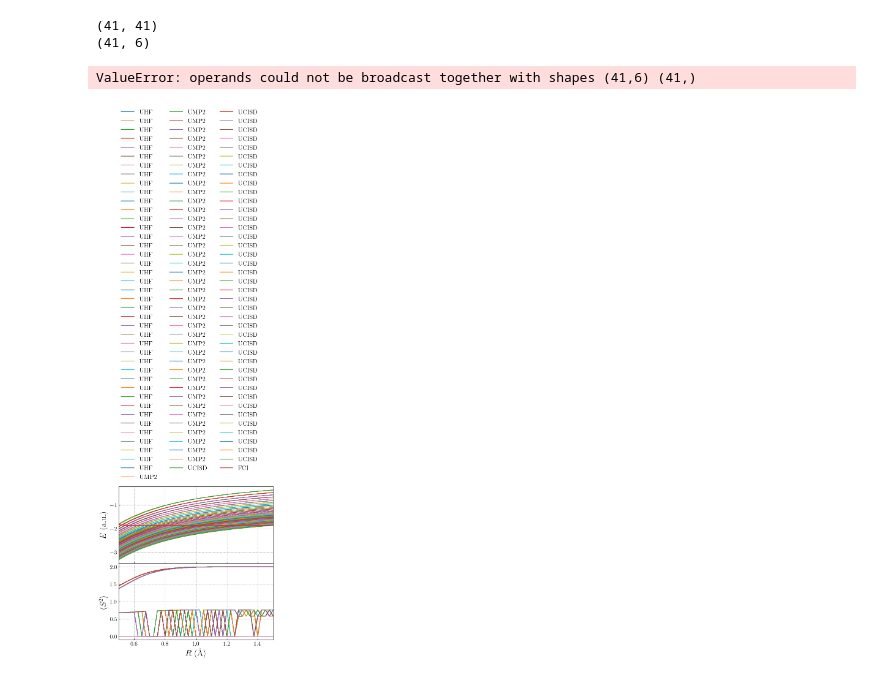
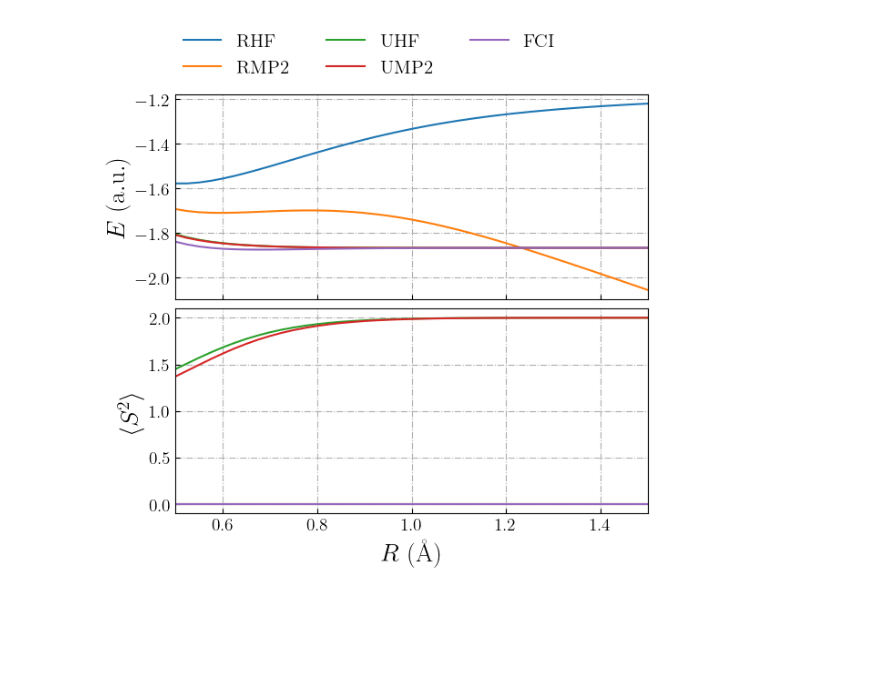
Before and after one commit to yangdatou/bs-uhf, a Jupyter notebook: work/plot/h4-td.ipynb, the cells around one changed output. Cells and saved outputs as stored; diff of their text form; code cells hidden in the pictures; blank space fills up the shorter version.

```diff
--- a/work/plot/h4-td.ipynb
+++ b/work/plot/h4-td.ipynb
@@ -66,16 +66,14 @@ get_line = lambda c, mask: numpy.array([c[i, m] for i, m in enumerate(mask)])
 mask      = numpy.argmin(data_dict["ene-uhf-bs"], axis=1)
 ene_uhf   = data_dict["ene-nuc"] + get_line(data_dict["ene-uhf-bs"], mask)
 s2_uhf    = get_line(data_dict["s2-uhf-bs"], mask)
-print(ene_uhf.shape)
-print(data_dict["s2-uhf-bs"].shape)
 
 mask      = numpy.argmin(data_dict["ene-ump2-bs"], axis=1)
 ene_ump2  = data_dict["ene-nuc"] + get_line(data_dict["ene-ump2-bs"], mask)
 s2_ump2   = get_line(data_dict["s2-ump2-bs"], mask)
 
 mask      = numpy.argmin(data_dict["ene-ucisd-bs"], axis=1)
-ene_ucisd = data_dict["ene-ucisd-bs"][mask, :] + data_dict["ene-nuc"]
-s2_ucisd  = data_dict["s2-ucisd-bs"][mask, :]
+ene_ucisd = data_dict["ene-nuc"] + get_line(data_dict["ene-ucisd-bs"], mask)
+s2_ucisd  = get_line(data_dict["s2-ucisd-bs"], mask)
 
 ene_fci   = data_dict["ene-fci"] + data_dict["ene-nuc"]
 
@@ -93,10 +91,6 @@ s2_noci_ump2_1  = data_dict["s2-noci-ump2-1"]
 s2_noci_ump2_2  = data_dict["s2-noci-ump2-2"]
 s2_noci_ucisd_1 = data_dict["s2-noci-ucisd-1"]
 s2_noci_ucisd_2 = data_dict["s2-noci-ucisd-2"]
-# %% [output]
-(41, 41)
-(41, 6)
-ValueError: operands could not be broadcast together with shapes (41,6) (41,)
 # %%
 colors = ["fe4a49","2ab7ca","fed766","00cc66","8c5383"]
 colors = ["#"+color for color in colors]
@@ -131,43 +125,43 @@ ump2_noci_dict_2 = {
 fig, axs = plt.subplots(2, 1, figsize=(6.5, 6.5), sharex=True)
 
 ax = axs[0]
-# ax.plot(x, ene_rhf,  label="RHF", )
-# ax.plot(x, ene_rmp2, label="RMP2",)
+ax.plot(x, ene_rhf,  label="RHF", )
+ax.plot(x, ene_rmp2, label="RMP2",)
 # ax.plot(x, ene_rcisd,label="RCISD",)
 
 ax.plot(x, ene_uhf,  label="UHF", )
 ax.plot(x, ene_ump2, label="UMP2",)
-ax.plot(x, ene_ucisd,label="UCISD",)
+# ax.plot(x, ene_ucisd,label="UCISD",)
 ax.plot(x, ene_fci,  label="FCI", )
 # ax.plot(x, ene_noci_uhf, **uhf_noci_dict)
 # ax.plot(x, ene_noci_ump2_1, **ump2_noci_dict_1)
 ax.set_xlim(0.4, 1.0)
 # ax.set_ylim(-1.9, -1.7)
 
 ax.set_ylabel(r"$E$ ($\mathrm{a.u.}$)")
 ax.legend(
     loc=(0.0, 1.05), fancybox=False, framealpha=1.0,
     edgecolor='silver', frameon=False, fontsize=15, ncol=3
     )
 ax.grid(True, linestyle='-.')
 
 ax = axs[1]
 ax.plot(x, s2_rhf,  label="RHF", )
 ax.plot(x, s2_rhf, label="RMP2",)
-ax.plot(x, s2_rhf,label="RCISD",)
+# ax.plot(x, s2_rhf,label="RCISD",)
 ax.plot(x, s2_uhf,  label="UHF", )
 ax.plot(x, s2_ump2, label="UMP2",)
-ax.plot(x, s2_ucisd,label="UCISD",)
+# ax.plot(x, s2_ucisd,label="UCISD",)
 ax.plot(x, s2_fci,  label="FCI", )
 # ax.plot(x, s2_noci_uhf, **uhf_noci_dict)
 # ax.plot(x, s2_noci_ump2_1, **ump2_noci_dict_1)
 ax.set_xlim(0.5, 1.5)
 
 ax.grid(True, linestyle='-.')
 
 ax.set_ylabel(r"$\langle S^2 \rangle$")
 ax.set_xlabel(r"$R$ ($\mathrm{\AA}$)")
 fig.tight_layout(w_pad=0.4, h_pad=0.4)
-fig.savefig("/Users/yangjunjie/Downloads/h4-td-bs-noci-uhf.png", dpi=600)
+fig.savefig("/Users/yangjunjie/Downloads/h4-td-1.png", dpi=600)
 # %% [output]
-[figure, old version]
+[figure, new version]
```
Also changed, not shown: parts of 1 cell of this notebook.
